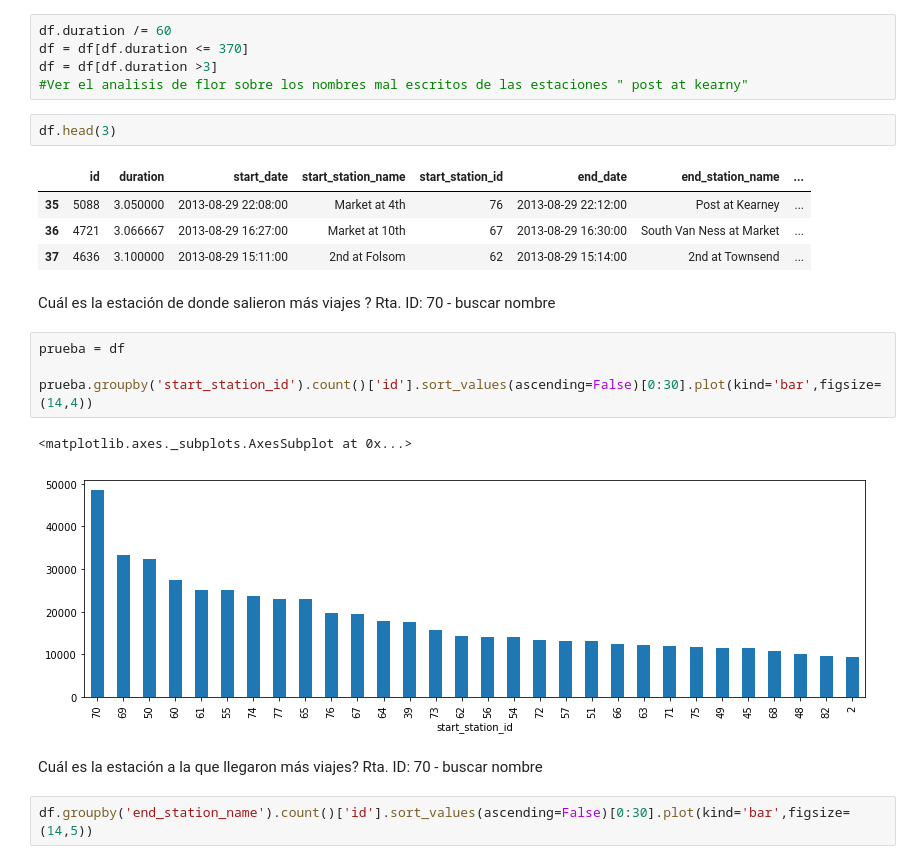
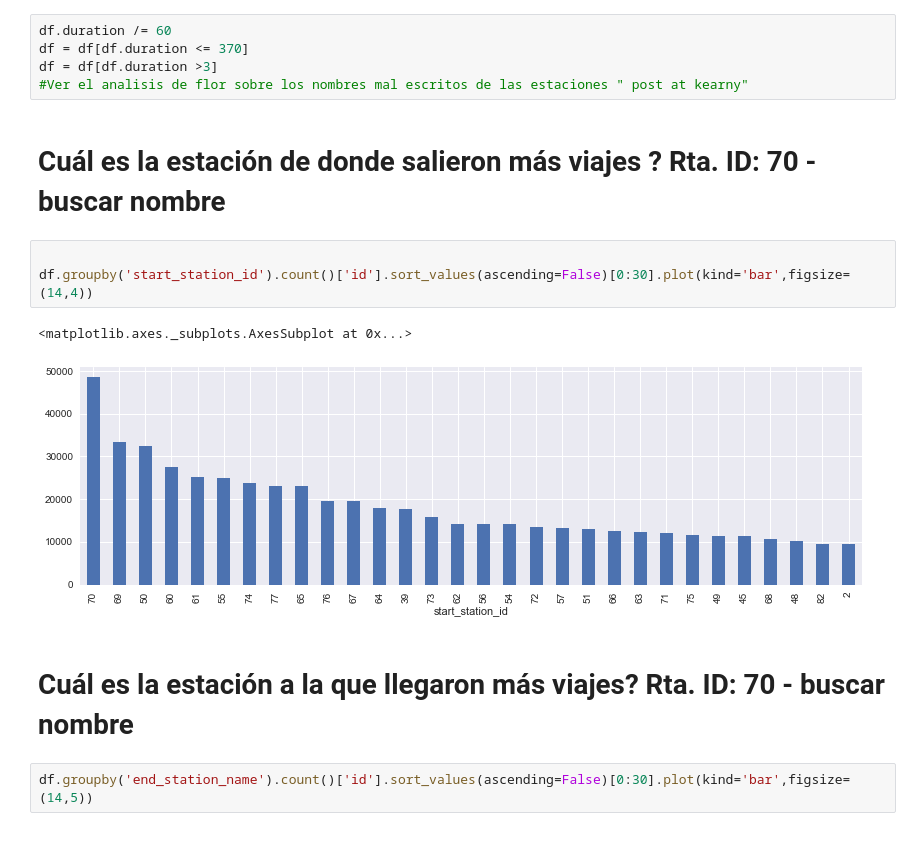
Before and after one commit to Gnahue/sanFranciscoBiclas, a Jupyter notebook: Analisis Exploratorio/TrafficStationAnalisys.ipynb, the cells around one changed output. Drawn from its saved outputs; the diff is of its cells as text.

```diff
--- a/Analisis Exploratorio/TrafficStationAnalisys.ipynb
+++ b/Analisis Exploratorio/TrafficStationAnalisys.ipynb
@@ -21,24 +21,16 @@ df.duration /= 60
 df = df[df.duration <= 370]
 df = df[df.duration >3]
 #Ver el analisis de flor sobre los nombres mal escritos de las estaciones " post at kearny"
-# %%
-df.head(3)
-# %% [output]
-|  | id | duration | start_date | start_station_name | start_station_id | end_date | end_station_name | ... |
-| 35 | 5088 | 3.050000 | 2013-08-29 22:08:00 | Market at 4th | 76 | 2013-08-29 22:12:00 | Post at Kearney | ... |
-| 36 | 4721 | 3.066667 | 2013-08-29 16:27:00 | Market at 10th | 67 | 2013-08-29 16:30:00 | South Van Ness at Market | ... |
-| 37 | 4636 | 3.100000 | 2013-08-29 15:11:00 | 2nd at Folsom | 62 | 2013-08-29 15:14:00 | 2nd at Townsend | ... |
 # %% [markdown]
-Cuál es la estación de donde salieron más viajes ? Rta. ID: 70 - buscar nombre
+# Cuál es la estación de donde salieron más viajes ? Rta. ID: 70 - buscar nombre
 # %%
-prueba = df
 
-prueba.groupby('start_station_id').count()['id'].sort_values(ascending=False)[0:30].plot(kind='bar',figsize=(14,4))
+df.groupby('start_station_id').count()['id'].sort_values(ascending=False)[0:30].plot(kind='bar',figsize=(14,4))
 # %% [output]
 <matplotlib.axes._subplots.AxesSubplot at 0x...>
-[figure, old version]
+[figure, new version]
 # %% [markdown]
-Cuál es la estación a la que llegaron más viajes? Rta. ID: 70 - buscar nombre
+# Cuál es la estación a la que llegaron más viajes? Rta. ID: 70 - buscar nombre
 # %%
 df.groupby('end_station_name').count()['id'].sort_values(ascending=False)[0:30].plot(kind='bar',figsize=(14,5))
 # %% [output]
```
Also changed, not shown: parts of 20 cells of this notebook, 4 other files.
